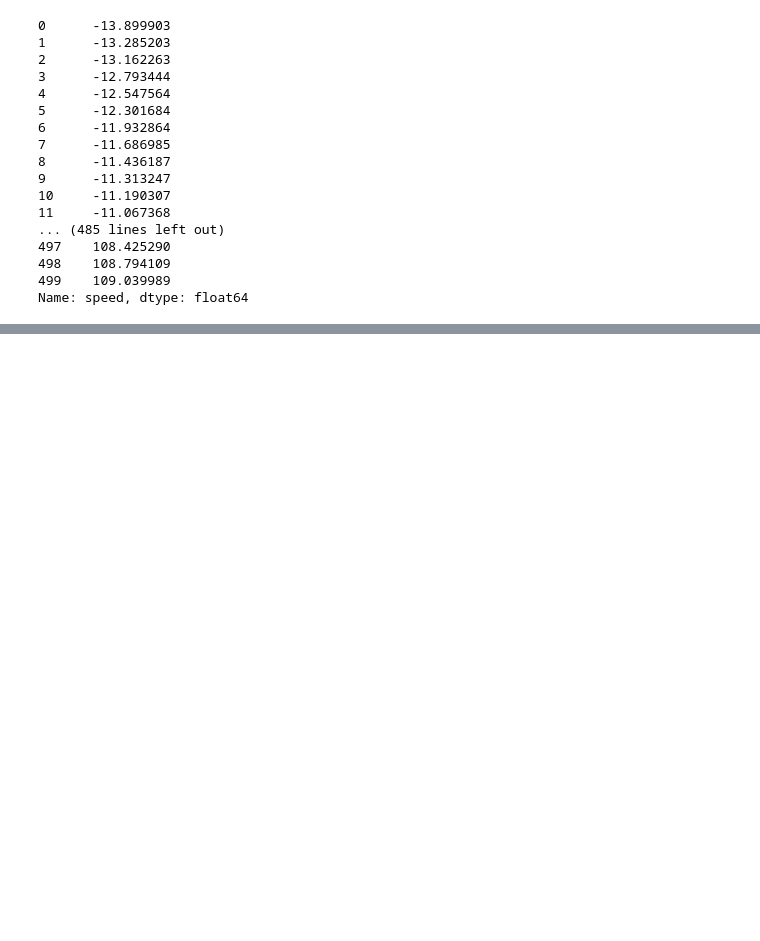
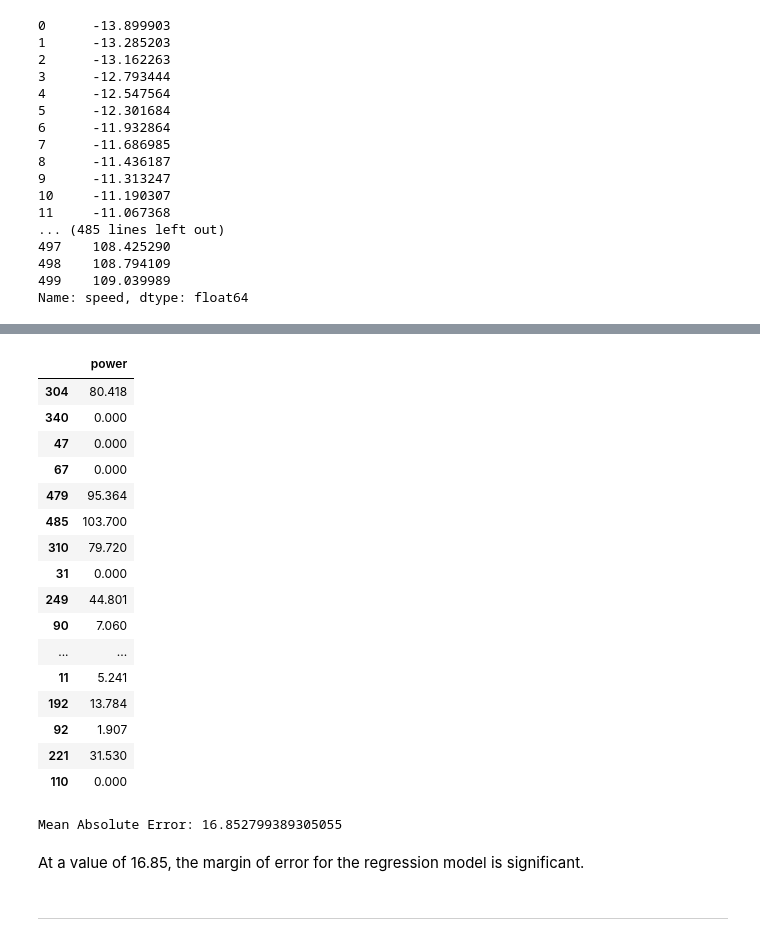
Before and after one commit to donalbuggy/fundamentalsOfDataAnalysisProject, a Jupyter notebook: Fundamentals of Data Analysis Project Donal Buggy.ipynb, the cells around one changed output, grey strips where cells are left out. Cells and saved outputs as stored; diff of their text form; code cells hidden in the pictures; blank space fills up the shorter version.

```diff
--- a/Fundamentals of Data Analysis Project Donal Buggy.ipynb
+++ b/Fundamentals of Data Analysis Project Donal Buggy.ipynb
@@ -102,0 +171,29 @@ Name: speed, dtype: float64
+# %%
+y_test
+# %% [output]
+|  | power |
+| 304 | 80.418 |
+| 340 | 0.000 |
+| 47 | 0.000 |
+| 67 | 0.000 |
+| 479 | 95.364 |
+| 485 | 103.700 |
+| 310 | 79.720 |
+| 31 | 0.000 |
+| 249 | 44.801 |
+| 90 | 7.060 |
+| ... | ... |
+| 11 | 5.241 |
+| 192 | 13.784 |
+| 92 | 1.907 |
+| 221 | 31.530 |
+| 110 | 0.000 |
+# %%
+from sklearn import metrics
+print("Mean Absolute Error:", metrics.mean_absolute_error(y_test, y_pred))
+# %% [output]
+Mean Absolute Error: 16.852799389305055
+# %% [markdown]
+At a value of 16.85, the margin of error for the regression model is significant.
+# %% [markdown]
+***
```
Also changed, not shown: parts of 10 cells of this notebook.
